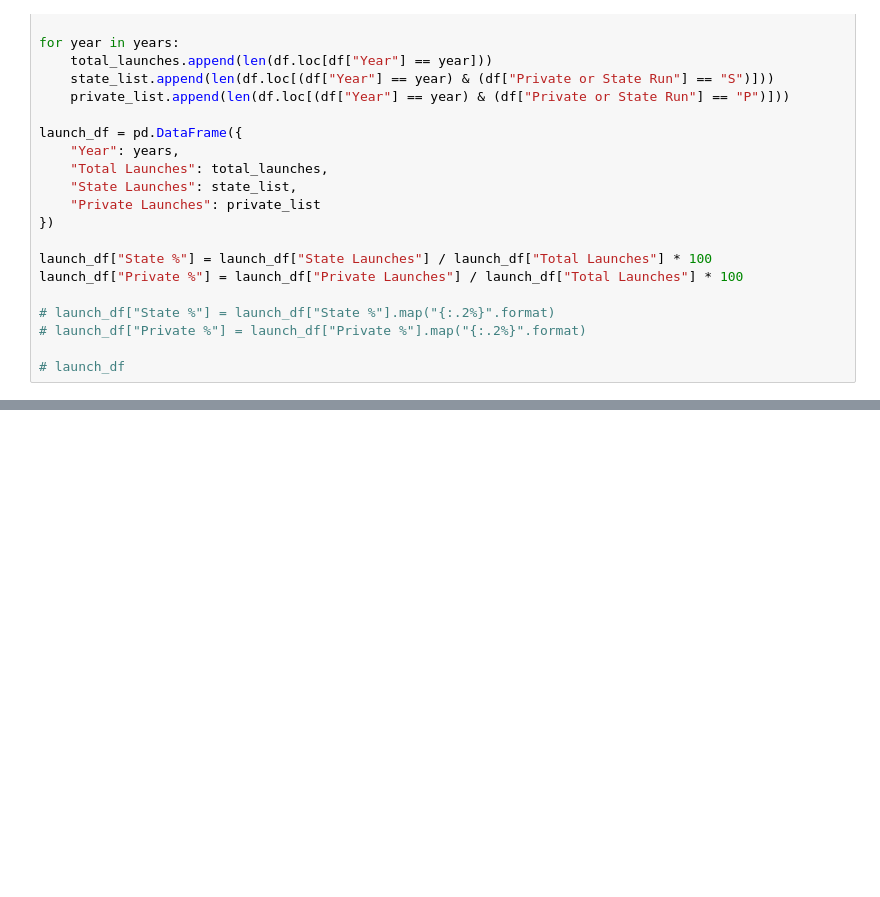
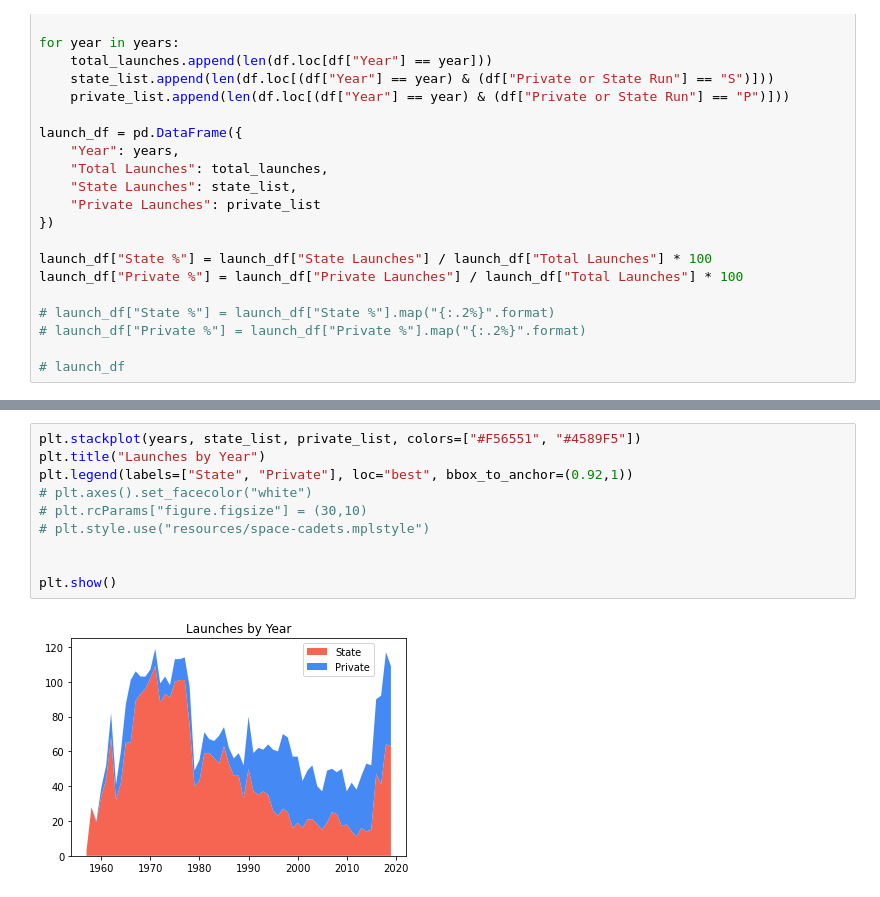
Before and after one commit to alejandrowaring/space-cadets-data-analysis, a Jupyter notebook: public_private.ipynb, the cells around one changed output, grey strips where cells are left out. Drawn from its saved outputs; the diff is of its cells as text; blank space fills up the shorter version.

```diff
--- a/public_private.ipynb
+++ b/public_private.ipynb
@@ -86,0 +99,12 @@ plt.show()
+# %%
+plt.stackplot(years, state_list, private_list, colors=["#F56551", "#4589F5"])
+plt.title("Launches by Year")
+plt.legend(labels=["State", "Private"], loc="best", bbox_to_anchor=(0.92,1))
+# plt.axes().set_facecolor("white")
+# plt.rcParams["figure.figsize"] = (30,10)
+# plt.style.use("resources/space-cadets.mplstyle")
+
+
+plt.show()
+# %% [output]
+[figure, added]
```
Also changed, not shown: parts of 4 cells of this notebook, 1 other file.
